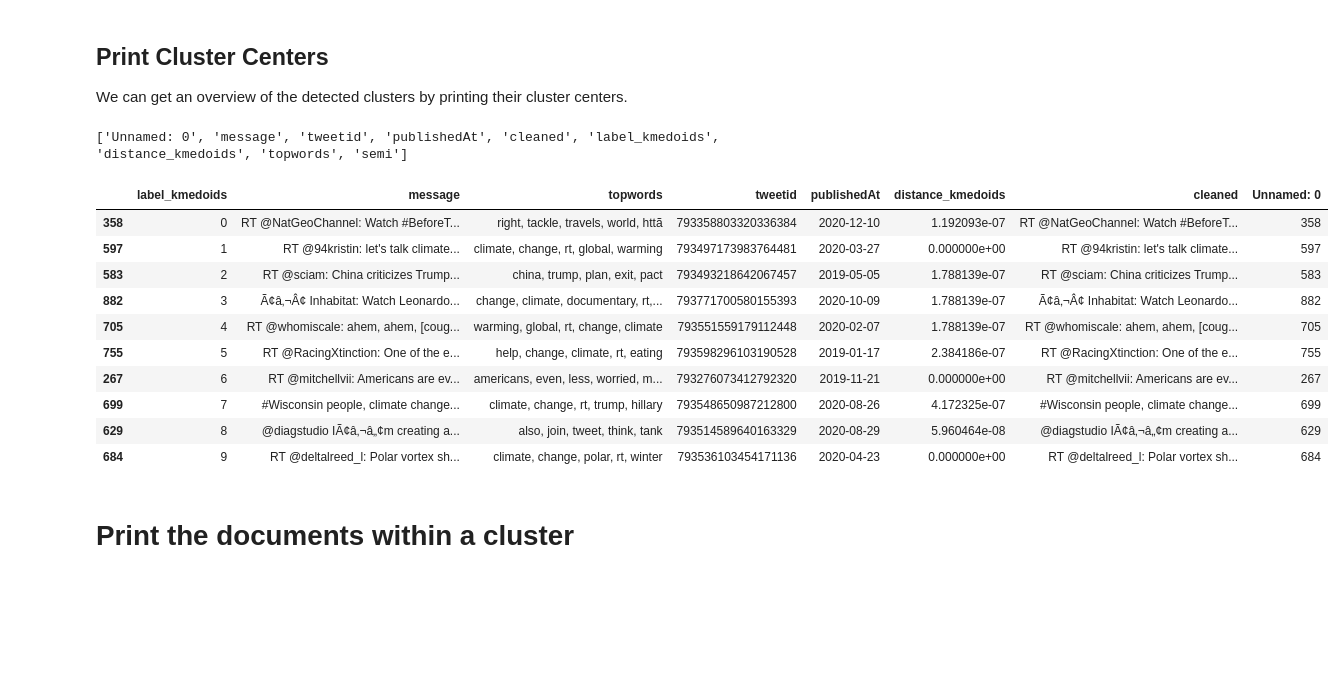
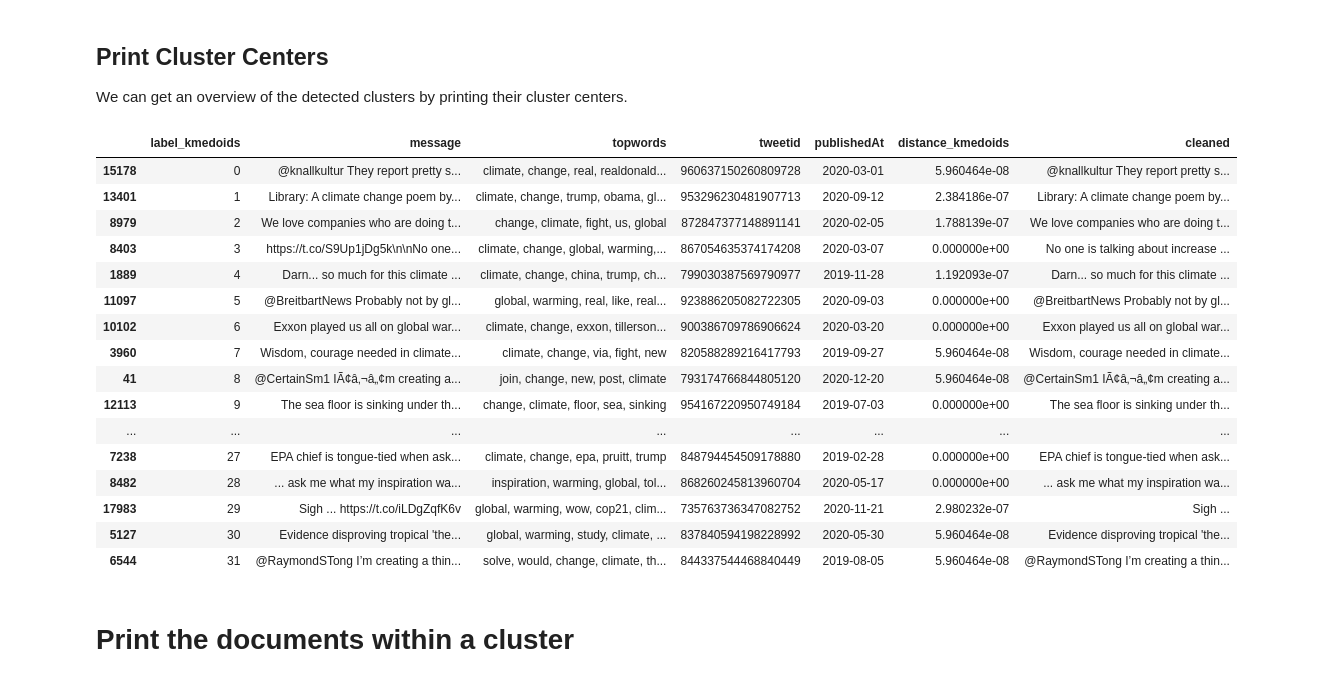
Before and after one commit to FUB-HCC/Reflexive-Machine-Learning-Toolbox, a Jupyter notebook: scenarios/sonja/Scenario_1.ipynb, the cells around one changed output. Cells and saved outputs as stored; diff of their text form; code cells hidden in the pictures; blank space fills up the shorter version.

```diff
--- a/scenarios/sonja/Scenario_1.ipynb
+++ b/scenarios/sonja/Scenario_1.ipynb
@@ -141,3 +143,0 @@ data.head()
-# %%
-data=data.head(1000)
-data.shape
@@ -145,0 +146,3 @@ data.shape
+# %%
+data = data[~data[text_column].str.startswith("RT")].reset_index(drop=True)
+data.shape
@@ -318,7 +329,7 @@ For an intuitive explanation of the K-Medoids algorithm, see: https://medium.com
 # %%
 from sklearn_extra.cluster import KMedoids
 # %%
-number_of_clusters =  10
+number_of_clusters =  32
 
 clustering = KMedoids(n_clusters=number_of_clusters,  init='k-medoids++').fit(embeddings_reduced)
 labels = clustering.labels_
@@ -444,28 +464,30 @@ All of the extrated information has been added to our dataset as new columns:
 ## Print Cluster Centers
 
 We can get an overview of the detected clusters by printing their cluster centers.
-# %%
-print( list(data.columns.values))
-# %% [output]
-['Unnamed: 0', 'message', 'tweetid', 'publishedAt', 'cleaned', 'label_kmedoids', 'distance_kmedoids', 'topwords', 'semi']
 # %%
 medoids_indices = clustering.medoid_indices_
 data_medoids = data.iloc[medoids_indices.tolist()]
-data_medoids = data_medoids[['label_kmedoids', 'message', 'topwords', 'tweetid', 'publishedAt',  'distance_kmedoids', 'cleaned', 'Unnamed: 0']]
+data_medoids = data_medoids[['label_kmedoids', 'message', 'topwords', 'tweetid', 'publishedAt',  'distance_kmedoids', 'cleaned']]
 embeddings_medoids = embeddings_reduced[medoids_indices]
 data_medoids
 # %% [output]
-|  | label_kmedoids | message | topwords | tweetid | publishedAt | distance_kmedoids | cleaned | Unnamed: 0 |
-| 358 | 0 | RT @NatGeoChannel: Watch #BeforeT... | right, tackle, travels, world, httã | 793358803320336384 | 2020-12-10 | 1.192093e-07 | RT @NatGeoChannel: Watch #BeforeT... | 358 |
-| 597 | 1 | RT @94kristin: let's talk climate... | climate, change, rt, global, warming | 793497173983764481 | 2020-03-27 | 0.000000e+00 | RT @94kristin: let's talk climate... | 597 |
-| 583 | 2 | RT @sciam: China criticizes Trump... | china, trump, plan, exit, pact | 793493218642067457 | 2019-05-05 | 1.788139e-07 | RT @sciam: China criticizes Trump... | 583 |
-| 882 | 3 | Ã¢â‚¬Â¢ Inhabitat: Watch Leonardo... | change, climate, documentary, rt,... | 793771700580155393 | 2020-10-09 | 1.788139e-07 | Ã¢â‚¬Â¢ Inhabitat: Watch Leonardo... | 882 |
-| 705 | 4 | RT @whomiscale: ahem, ahem, [coug... | warming, global, rt, change, climate | 793551559179112448 | 2020-02-07 | 1.788139e-07 | RT @whomiscale: ahem, ahem, [coug... | 705 |
-| 755 | 5 | RT @RacingXtinction: One of the e... | help, change, climate, rt, eating | 793598296103190528 | 2019-01-17 | 2.384186e-07 | RT @RacingXtinction: One of the e... | 755 |
-| 267 | 6 | RT @mitchellvii: Americans are ev... | americans, even, less, worried, m... | 793276073412792320 | 2019-11-21 | 0.000000e+00 | RT @mitchellvii: Americans are ev... | 267 |
-| 699 | 7 | #Wisconsin people, climate change... | climate, change, rt, trump, hillary | 793548650987212800 | 2020-08-26 | 4.172325e-07 | #Wisconsin people, climate change... | 699 |
-| 629 | 8 | @diagstudio IÃ¢â‚¬â„¢m creating a... | also, join, tweet, think, tank | 793514589640163329 | 2020-08-29 | 5.960464e-08 | @diagstudio IÃ¢â‚¬â„¢m creating a... | 629 |
-| 684 | 9 | RT @deltalreed_l: Polar vortex sh... | climate, change, polar, rt, winter | 793536103454171136 | 2020-04-23 | 0.000000e+00 | RT @deltalreed_l: Polar vortex sh... | 684 |
+|  | label_kmedoids | message | topwords | tweetid | publishedAt | distance_kmedoids | cleaned |
+| 15178 | 0 | @knallkultur They report pretty s... | climate, change, real, realdonald... | 960637150260809728 | 2020-03-01 | 5.960464e-08 | @knallkultur They report pretty s... |
+| 13401 | 1 | Library: A climate change poem by... | climate, change, trump, obama, gl... | 953296230481907713 | 2020-09-12 | 2.384186e-07 | Library: A climate change poem by... |
+| 8979 | 2 | We love companies who are doing t... | change, climate, fight, us, global | 872847377148891141 | 2020-02-05 | 1.788139e-07 | We love companies who are doing t... |
+| 8403 | 3 | https://t.co/S9Up1jDg5k\n\nNo one... | climate, change, global, warming,... | 867054635374174208 | 2020-03-07 | 0.000000e+00 | No one is talking about increase ... |
+| 1889 | 4 | Darn... so much for this climate ... | climate, change, china, trump, ch... | 799030387569790977 | 2019-11-28 | 1.192093e-07 | Darn... so much for this climate ... |
+| 11097 | 5 | @BreitbartNews Probably not by gl... | global, warming, real, like, real... | 923886205082722305 | 2020-09-03 | 0.000000e+00 | @BreitbartNews Probably not by gl... |
+| 10102 | 6 | Exxon played us all on global war... | climate, change, exxon, tillerson... | 900386709786906624 | 2020-03-20 | 0.000000e+00 | Exxon played us all on global war... |
+| 3960 | 7 | Wisdom, courage needed in climate... | climate, change, via, fight, new | 820588289216417793 | 2019-09-27 | 5.960464e-08 | Wisdom, courage needed in climate... |
+| 41 | 8 | @CertainSm1 IÃ¢â‚¬â„¢m creating a... | join, change, new, post, climate | 793174766844805120 | 2020-12-20 | 5.960464e-08 | @CertainSm1 IÃ¢â‚¬â„¢m creating a... |
+| 12113 | 9 | The sea floor is sinking under th... | change, climate, floor, sea, sinking | 954167220950749184 | 2019-07-03 | 0.000000e+00 | The sea floor is sinking under th... |
+| ... | ... | ... | ... | ... | ... | ... | ... |
+| 7238 | 27 | EPA chief is tongue-tied when ask... | climate, change, epa, pruitt, trump | 848794454509178880 | 2019-02-28 | 0.000000e+00 | EPA chief is tongue-tied when ask... |
+| 8482 | 28 | ... ask me what my inspiration wa... | inspiration, warming, global, tol... | 868260245813960704 | 2020-05-17 | 0.000000e+00 | ... ask me what my inspiration wa... |
+| 17983 | 29 | Sigh ... https://t.co/iLDgZqfK6v | global, warming, wow, cop21, clim... | 735763736347082752 | 2020-11-21 | 2.980232e-07 | Sigh ... |
+| 5127 | 30 | Evidence disproving tropical 'the... | global, warming, study, climate, ... | 837840594198228992 | 2020-05-30 | 5.960464e-08 | Evidence disproving tropical 'the... |
+| 6544 | 31 | @RaymondSTong I’m creating a thin... | solve, would, change, climate, th... | 844337544468840449 | 2019-08-05 | 5.960464e-08 | @RaymondSTong I’m creating a thin... |
 # %% [markdown]
 # Print the documents within a cluster
 # %%
```
Also changed, not shown: parts of 18 cells of this notebook, 3 other files.
